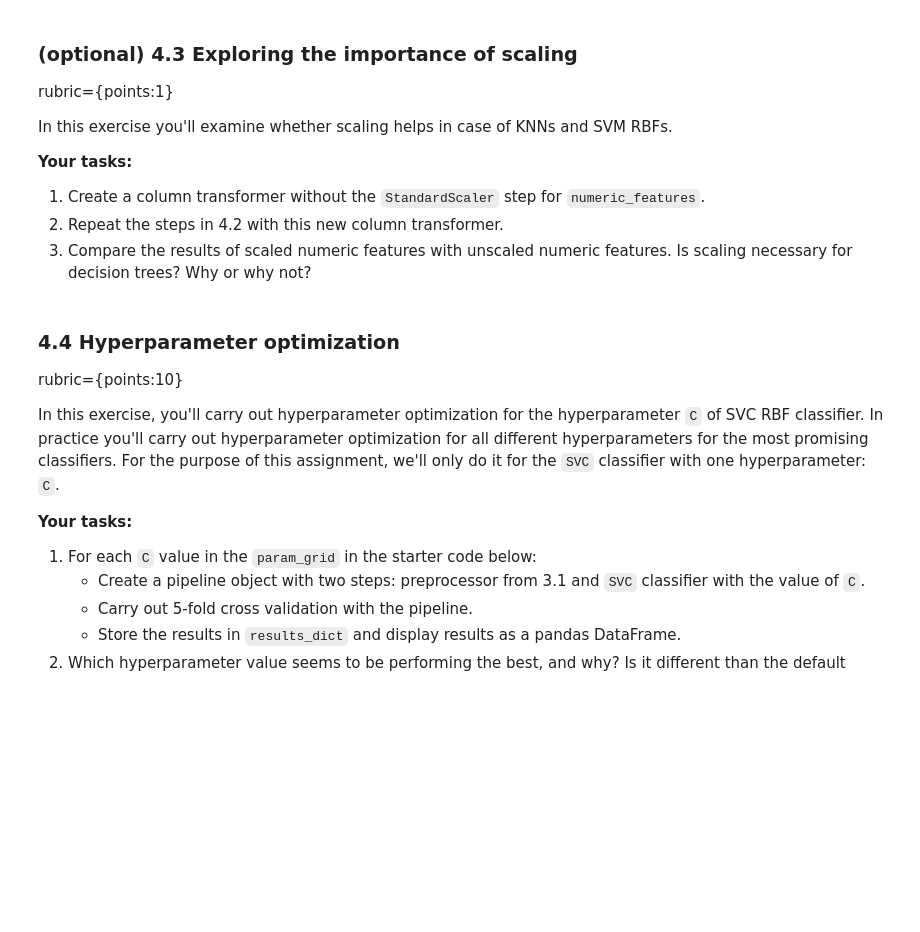
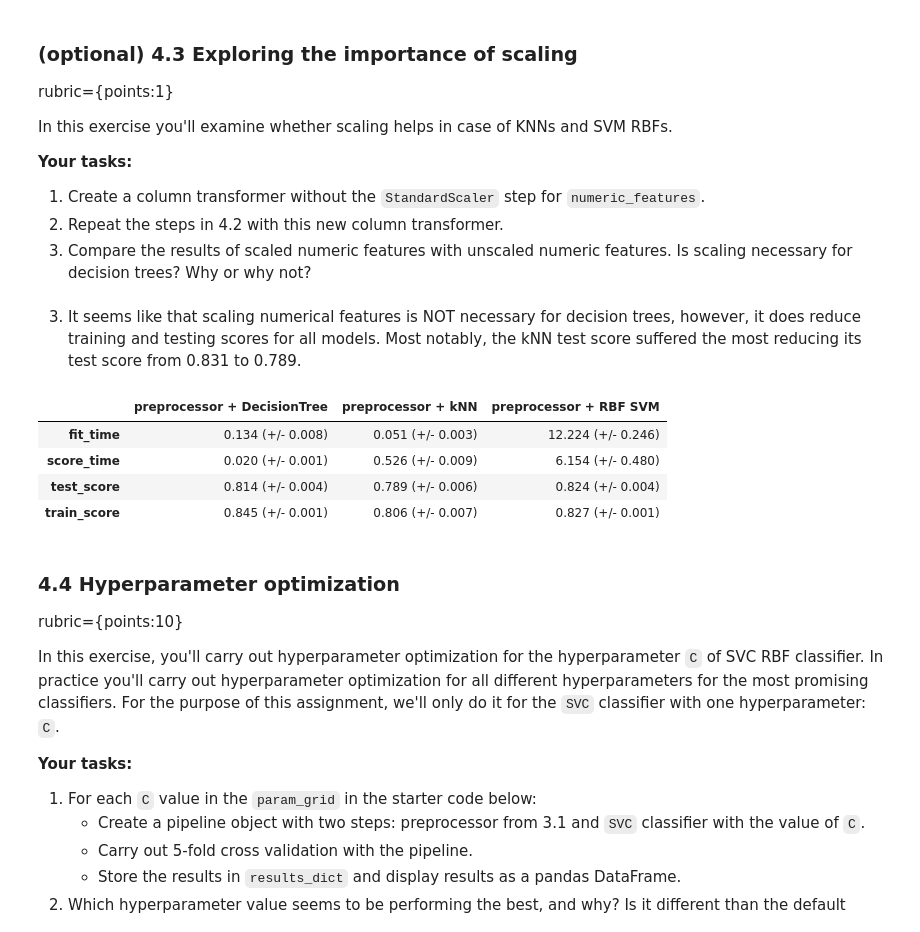
Before and after one commit to wangseann/cpsc330-2022W2, a Jupyter notebook: hw/hw3/hw3.ipynb, the cells around one changed output. Cells and saved outputs as stored; diff of their text form; code cells hidden in the pictures; blank space fills up the shorter version.

```diff
--- a/hw/hw3/hw3.ipynb
+++ b/hw/hw3/hw3.ipynb
@@ -431,6 +431,37 @@ In this exercise you'll examine whether scaling helps in case of KNNs and SVM RB
 1. Create a column transformer without the `StandardScaler` step for `numeric_features`.
 2. Repeat the steps in 4.2 with this new column transformer.
 3. Compare the results of scaled numeric features with unscaled numeric features. Is scaling necessary for decision trees? Why or why not?
+# %% [markdown]
+3. It seems like that scaling numerical features is NOT necessary for decision trees, however, it does reduce training and testing scores for all models. Most notably, the kNN test score suffered the most reducing its test score from 0.831 to 0.789.
+# %%
+preprocessor2 = make_column_transformer(
+    (OneHotEncoder(handle_unknown="ignore", sparse = False), categorical_feats),
+    ("passthrough", passthrough_features, numeric_feats),
+    ("drop", drop_features),
+)
+
+
+results_dict3 = {}
+
+
+pipe2_1 = make_pipeline(preprocessor2, DecisionTreeClassifier())
+pipe2_2 = make_pipeline(preprocessor2, KNeighborsClassifier())
+pipe2_3 = make_pipeline(preprocessor2, SVC())
+
+results_dict3["preprocessor + DecisionTree"] = mean_std_cross_val_scores(
+    pipe2_1, X_train, y_train, return_train_score=True)
+results_dict3["preprocessor + kNN"] = mean_std_cross_val_scores(
+    pipe2_2, X_train, y_train, return_train_score=True)
+results_dict3["preprocessor + RBF SVM"] = mean_std_cross_val_scores(
+    pipe2_3, X_train, y_train, return_train_score=True)
+
+pd.DataFrame(results_dict3)
+# %% [output]
+|  | preprocessor + DecisionTree | preprocessor + kNN | preprocessor + RBF SVM |
+| fit_time | 0.134 (+/- 0.008) | 0.051 (+/- 0.003) | 12.224 (+/- 0.246) |
+| score_time | 0.020 (+/- 0.001) | 0.526 (+/- 0.009) | 6.154 (+/- 0.480) |
+| test_score | 0.814 (+/- 0.004) | 0.789 (+/- 0.006) | 0.824 (+/- 0.004) |
+| train_score | 0.845 (+/- 0.001) | 0.806 (+/- 0.007) | 0.827 (+/- 0.001) |
 # %% [markdown]
 ### 4.4 Hyperparameter optimization
 rubric={points:10}
```
Also changed, not shown: parts of 8 cells of this notebook.
